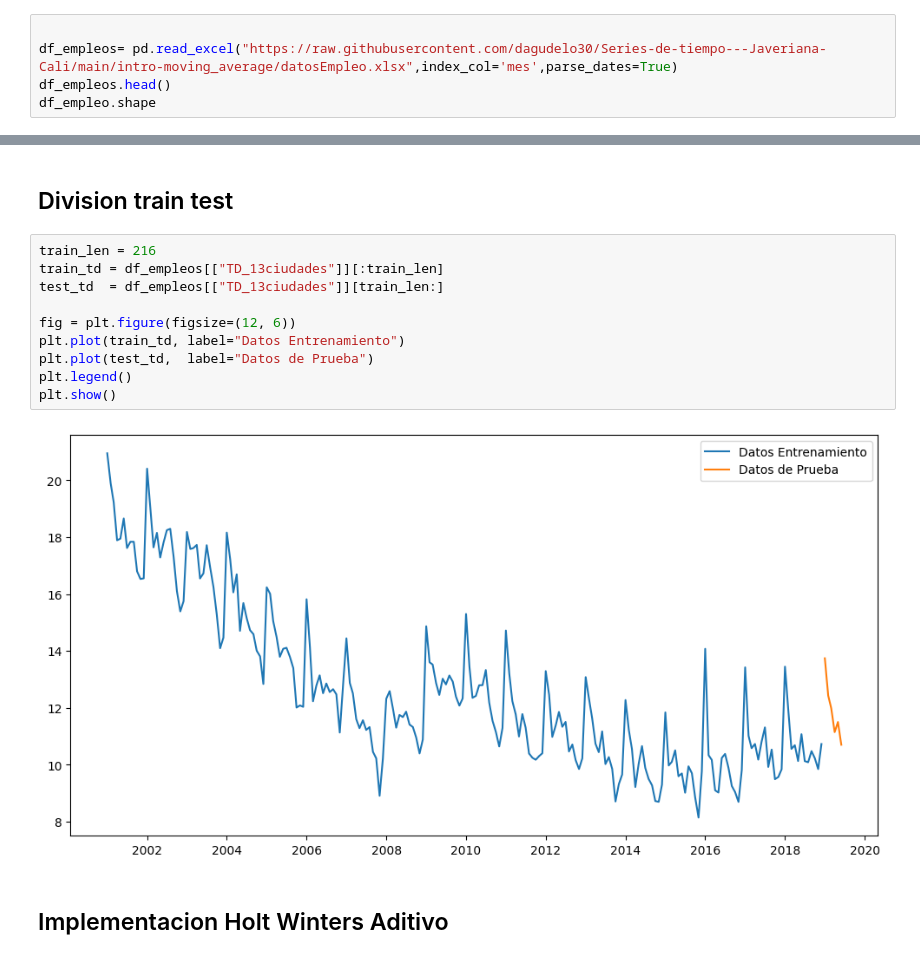
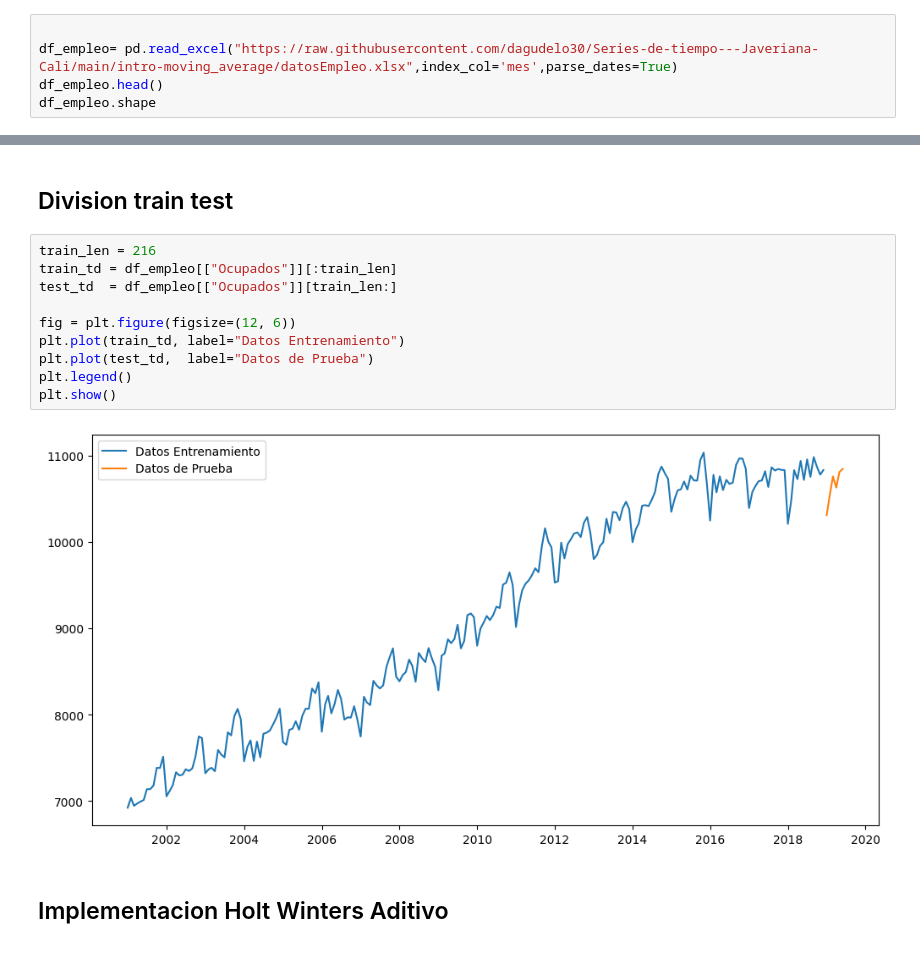
Before and after one commit to Rick2898/Series_Tiempo, a Jupyter notebook: ACTIVIDAD_2/Entregable/Act_2.ipynb, the cells around one changed output, grey strips where cells are left out. Cells and saved outputs as stored; diff of their text form.

```diff
--- a/ACTIVIDAD_2/Entregable/Act_2.ipynb
+++ b/ACTIVIDAD_2/Entregable/Act_2.ipynb
@@ -25,7 +26,7 @@ from sklearn.metrics import mean_squared_error
 # %%
 
-df_empleos= pd.read_excel("https://raw.githubusercontent.com/dagudelo30/Series-de-tiempo---Javeriana-Cali/main/intro-moving_average/datosEmpleo.xlsx",index_col='mes',parse_dates=True)
-df_empleos.head()
+df_empleo= pd.read_excel("https://raw.githubusercontent.com/dagudelo30/Series-de-tiempo---Javeriana-Cali/main/intro-moving_average/datosEmpleo.xlsx",index_col='mes',parse_dates=True)
+df_empleo.head()
 df_empleo.shape
 # %% [output]
 (222, 4)
@@ -33,16 +48,16 @@ df_empleo.shape
 ## Division train test
 # %%
 train_len = 216
-train_td = df_empleos[["TD_13ciudades"]][:train_len]
-test_td  = df_empleos[["TD_13ciudades"]][train_len:]
+train_td = df_empleo[["Ocupados"]][:train_len]
+test_td  = df_empleo[["Ocupados"]][train_len:]
 
 fig = plt.figure(figsize=(12, 6))
 plt.plot(train_td, label="Datos Entrenamiento")
 plt.plot(test_td,  label="Datos de Prueba")
 plt.legend()
 plt.show()
 # %% [output]
-[figure, old version]
+[figure, new version]
 # %% [markdown]
 ## Implementacion Holt Winters Aditivo
 # %%
```
Also changed, not shown: parts of 12 cells of this notebook, 1 other file.
